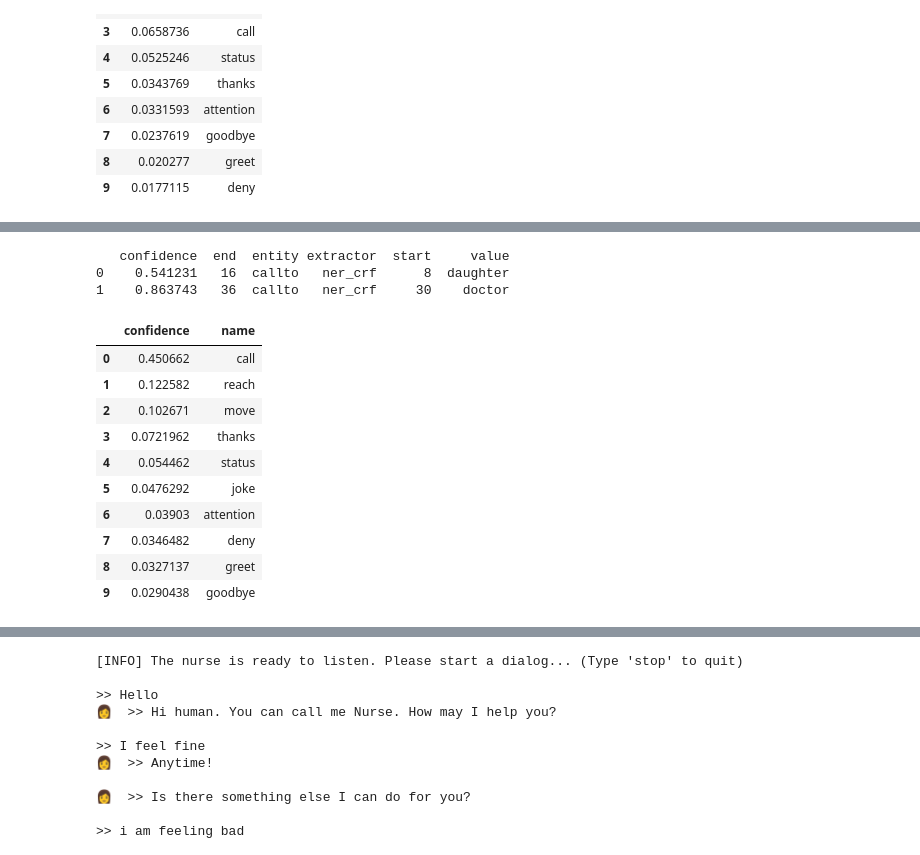
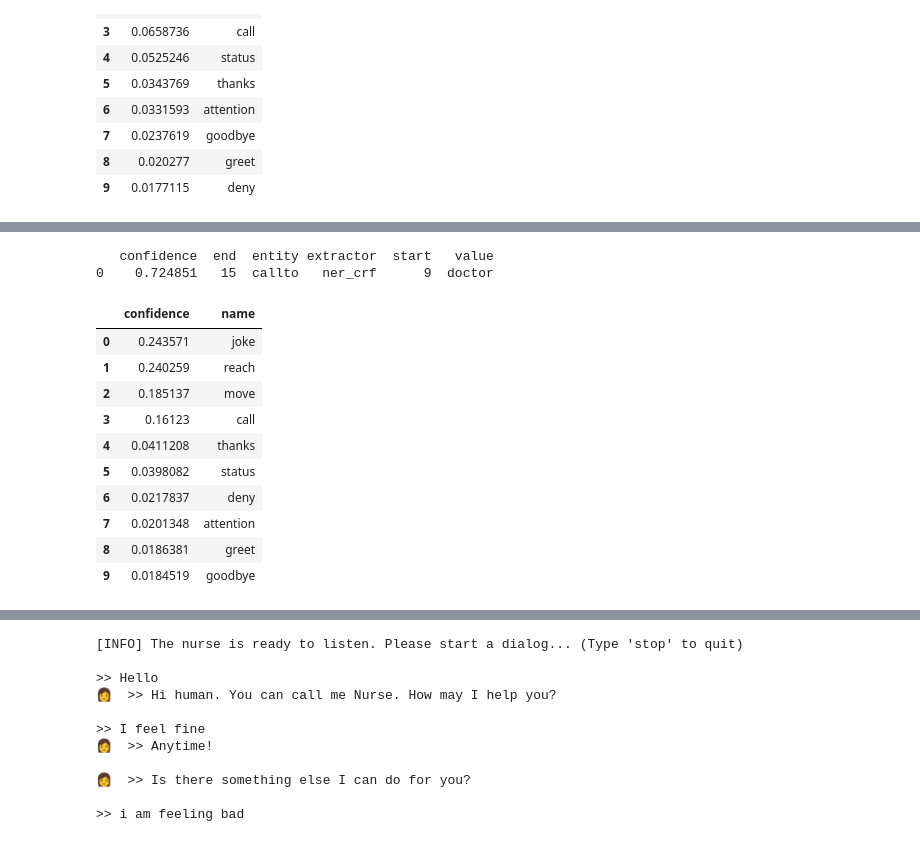
Before and after one commit to ArciAndres/NurseRobot, a Jupyter notebook: nursebot_dialog.ipynb, the cells around one changed output, grey strips where cells are left out. Saved outputs shown, nothing was run; the diff lists cells and outputs as text; code cells hidden in the pictures.

```diff
--- a/nursebot_dialog.ipynb
+++ b/nursebot_dialog.ipynb
@@ -183,22 +183,21 @@ displacy.render(doc, style='dep', jupyter=True, options={'distance':110})
 # %% [output]
 [interactive output not drawn]
 # %%
-parsetxt("Call my daughter and call the doctor")
+parsetxt("call the doctor and tell me a joke")
 # %% [output]
-   confidence  end  entity extractor  start     value
-0    0.541231   16  callto   ner_crf      8  daughter
-1    0.863743   36  callto   ner_crf     30    doctor
+   confidence  end  entity extractor  start   value
+0    0.724851   15  callto   ner_crf      9  doctor
 |  | confidence | name |
-| 0 | 0.450662 | call |
-| 1 | 0.122582 | reach |
-| 2 | 0.102671 | move |
-| 3 | 0.0721962 | thanks |
-| 4 | 0.054462 | status |
-| 5 | 0.0476292 | joke |
-| 6 | 0.03903 | attention |
-| 7 | 0.0346482 | deny |
-| 8 | 0.0327137 | greet |
-| 9 | 0.0290438 | goodbye |
+| 0 | 0.243571 | joke |
+| 1 | 0.240259 | reach |
+| 2 | 0.185137 | move |
+| 3 | 0.16123 | call |
+| 4 | 0.0411208 | thanks |
+| 5 | 0.0398082 | status |
+| 6 | 0.0217837 | deny |
+| 7 | 0.0201348 | attention |
+| 8 | 0.0186381 | greet |
+| 9 | 0.0184519 | goodbye |
 # %%
 #Script to get the Text-To-Speech output.
 audioFolder = "./audios/"
```
Also changed, not shown: parts of 3 cells of this notebook, 2 other files.
